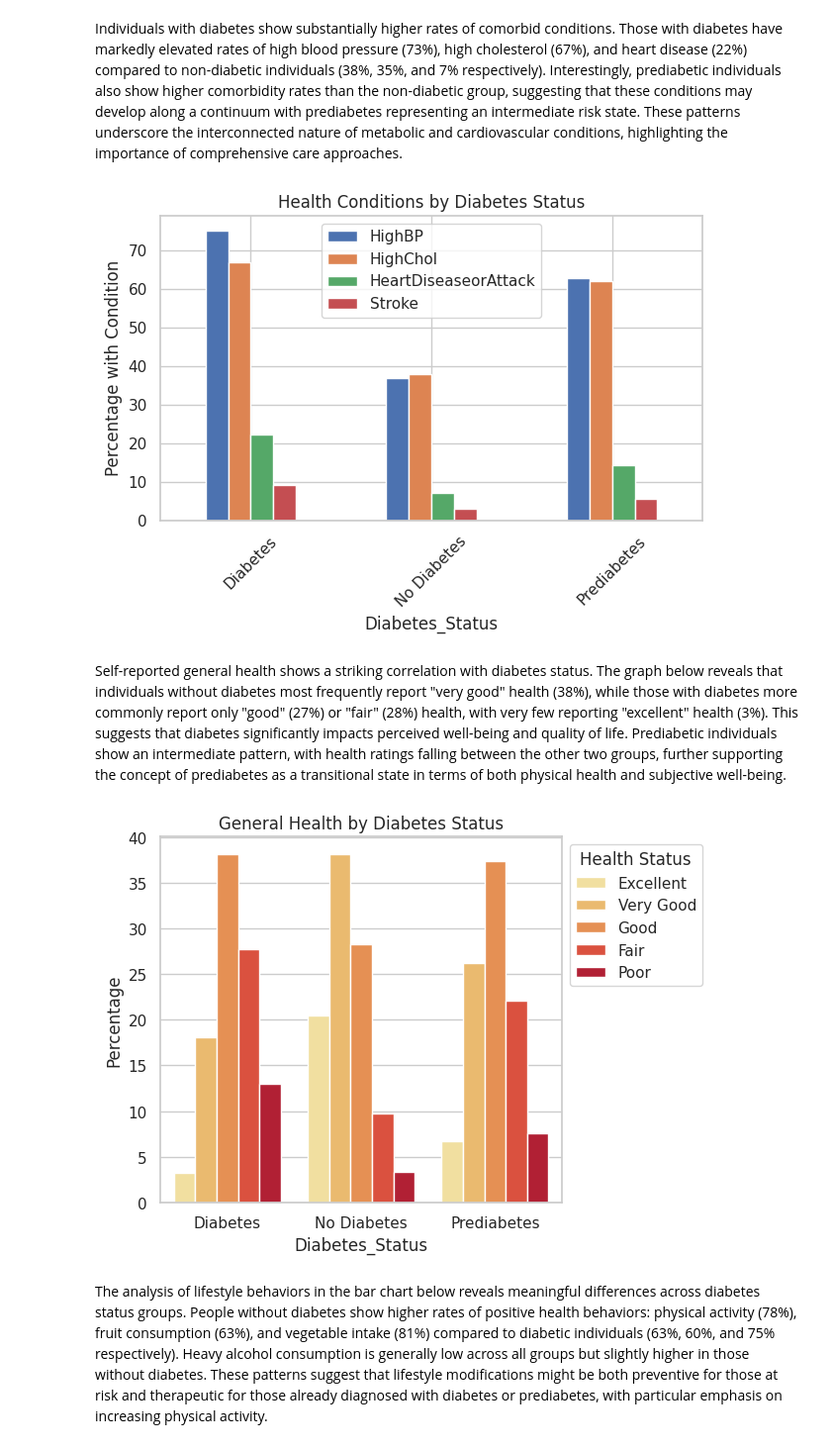
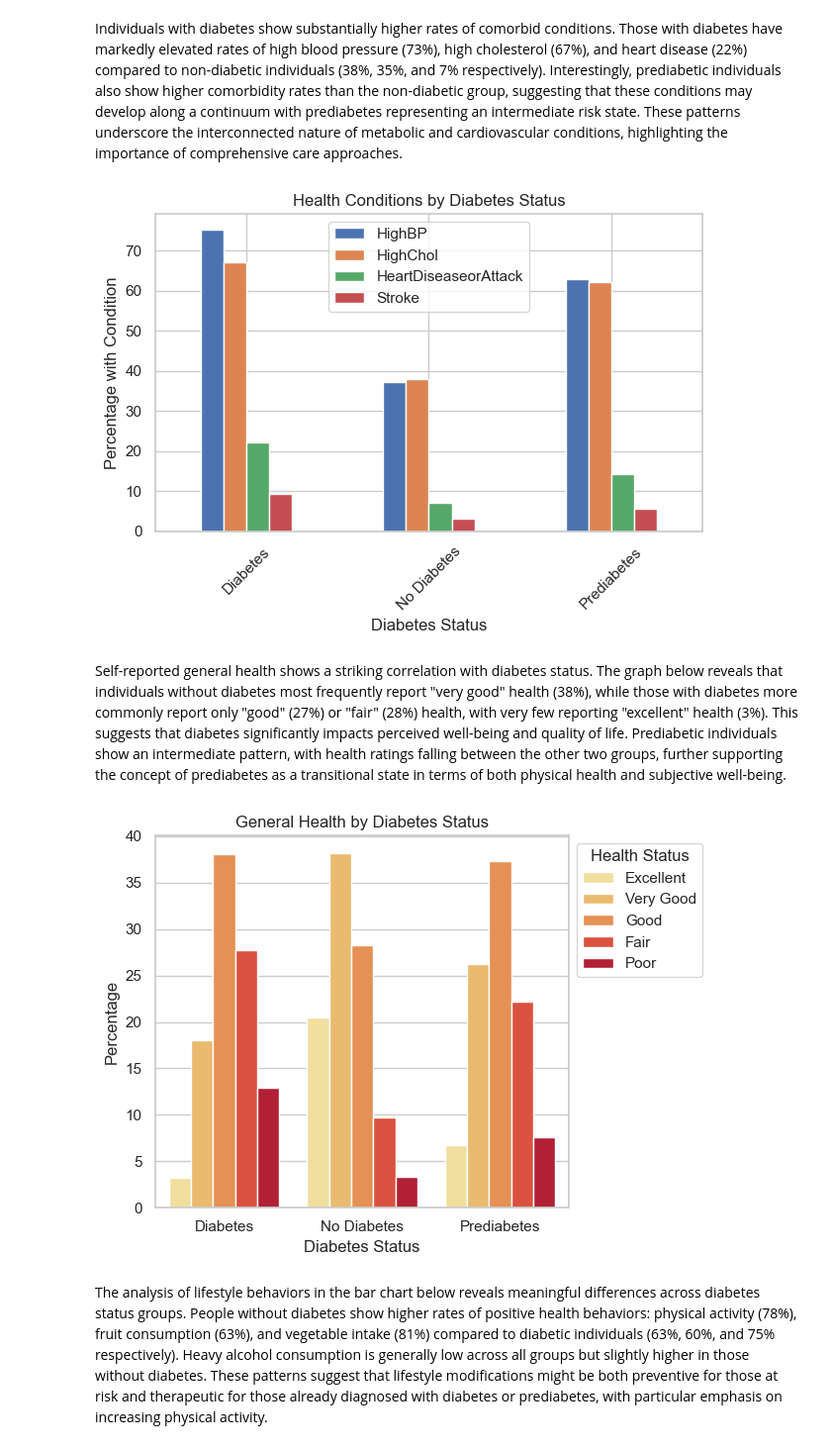
Before and after one commit to aileks/diabetes-brfss-eda, a Jupyter notebook: diabetes_health_indicators_eda.ipynb, the cells around one changed output. Shown at 99% size. Cells and saved outputs as stored; diff of their text form; code cells hidden in the pictures.

```diff
--- a/diabetes_health_indicators_eda.ipynb
+++ b/diabetes_health_indicators_eda.ipynb
@@ -260,32 +249,34 @@ for var in health_vars:
 
 pd.DataFrame(yes_percentages).plot(kind='bar')
 plt.title('Health Conditions by Diabetes Status')
+plt.xlabel('Diabetes Status')
 plt.ylabel('Percentage with Condition')
 plt.xticks(rotation=45)
 plt.tight_layout()
 # %% [output]
-[figure, old version]
+[figure, new version]
 # %% [markdown]
 Self-reported general health shows a striking correlation with diabetes status. The graph below reveals that individuals without diabetes most frequently report "very good" health (38%), while those with diabetes more commonly report only "good" (27%) or "fair" (28%) health, with very few reporting "excellent" health (3%). This suggests that diabetes significantly impacts perceived well-being and quality of life. Prediabetic individuals show an intermediate pattern, with health ratings falling between the other two groups, further supporting the concept of prediabetes as a transitional state in terms of both physical health and subjective well-being.
 # %%
 # General Health by Diabetes
 health_order = ['Excellent', 'Very Good', 'Good', 'Fair', 'Poor']
 gen_health = pd.crosstab(df_clean['Diabetes_Status'], df_clean['GenHlth'])
 gen_health_pct = gen_health.div(gen_health.sum(axis=1), axis=0) * 100
 
 # Select only the ordered health categories and convert to DataFrame for plotting
 gen_health_pct_ordered = gen_health_pct[health_order].reset_index()
 gen_health_pct_ordered = pd.melt(gen_health_pct_ordered, id_vars=['Diabetes_Status'],
                                 value_vars=health_order)
 
 sns.barplot(x='Diabetes_Status', y='value', hue='GenHlth', data=gen_health_pct_ordered,
            hue_order=health_order, palette='YlOrRd')
 plt.title('General Health by Diabetes Status')
+plt.xlabel('Diabetes Status')
 plt.ylabel('Percentage')
 plt.legend(title='Health Status', loc='upper left', bbox_to_anchor=(1, 1))
 plt.tight_layout()
 # %% [output]
-[figure, old version]
+[figure, new version]
 # %% [markdown]
 The analysis of lifestyle behaviors in the bar chart below reveals meaningful differences across diabetes status groups. People without diabetes show higher rates of positive health behaviors: physical activity (78%), fruit consumption (63%), and vegetable intake (81%) compared to diabetic individuals (63%, 60%, and 75% respectively). Heavy alcohol consumption is generally low across all groups but slightly higher in those without diabetes. These patterns suggest that lifestyle modifications might be both preventive for those at risk and therapeutic for those already diagnosed with diabetes or prediabetes, with particular emphasis on increasing physical activity.
 # %%
```
Also changed, not shown: parts of 14 cells of this notebook.
